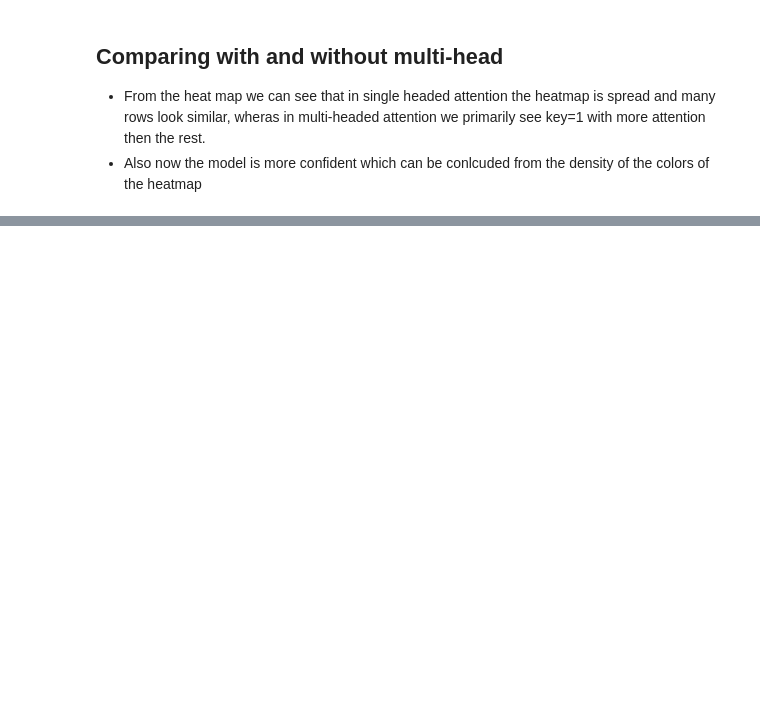
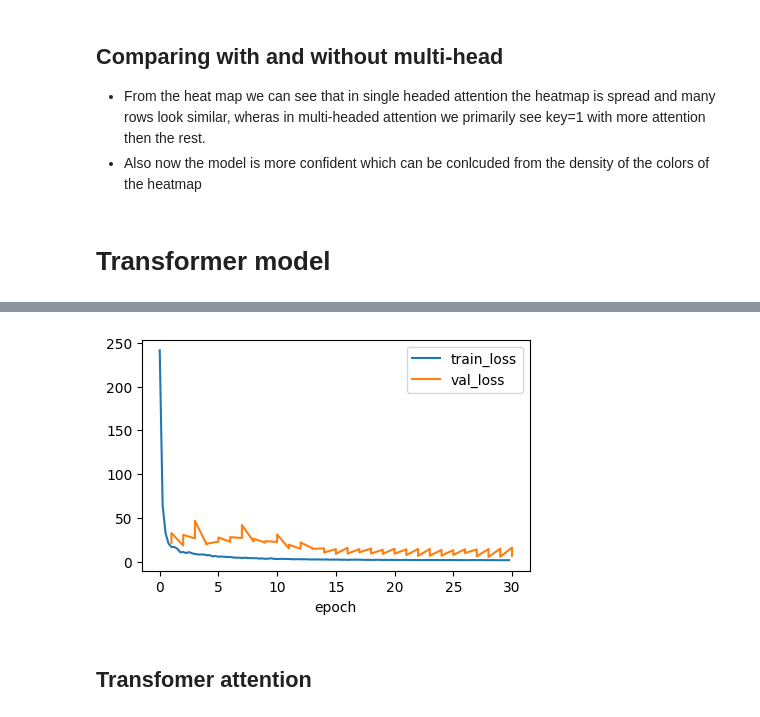
Before and after one commit to Arush04/ML_Clutter, a Jupyter notebook: experiments/attention.ipynb, the cells around one changed output, grey strips where cells are left out. Cells and saved outputs as stored; diff of their text form; code cells hidden in the pictures; blank space fills up the shorter version.

Commit message:
transformer 4 layer

```diff
--- a/experiments/attention.ipynb
+++ b/experiments/attention.ipynb
@@ -111,3 +111,19 @@ show_heatmaps(
 ## Comparing with and without multi-head
 - From the heat map we can see that in single headed attention the heatmap is spread and many rows look similar, wheras in multi-headed attention we primarily see key=1 with more attention then the rest.
 - Also now the model is more confident which can be conlcuded from the density of the colors of the heatmap
+# %% [markdown]
+# Transformer model
+# %%
+num_hiddens, num_blks, dropout = 256, 2, 0.2
+ffn_num_hiddens, num_heads = 64, 4
+encoder = TransformerEncoder(
+    len(data.src_vocab), num_hiddens, ffn_num_hiddens, num_heads,
+    num_blks, dropout)
+decoder = TransformerDecoder(
+    len(data.tgt_vocab), num_hiddens, ffn_num_hiddens, num_heads,
+    num_blks, dropout)
+model = Seq2Seq(encoder, decoder, tgt_pad=data.tgt_vocab['<pad>'],
+                    lr=0.001)
+trainer = Trainer(max_epochs=30, gradient_clip_val=1, num_gpus=1)
+trainer.fit(model, data)
+# %% [output]
@@ -113,0 +131,3 @@ show_heatmaps(
+[figure, added]
+# %% [markdown]
+## Transfomer attention
```
Also changed, not shown: parts of 6 cells of this notebook, 2 other files.
